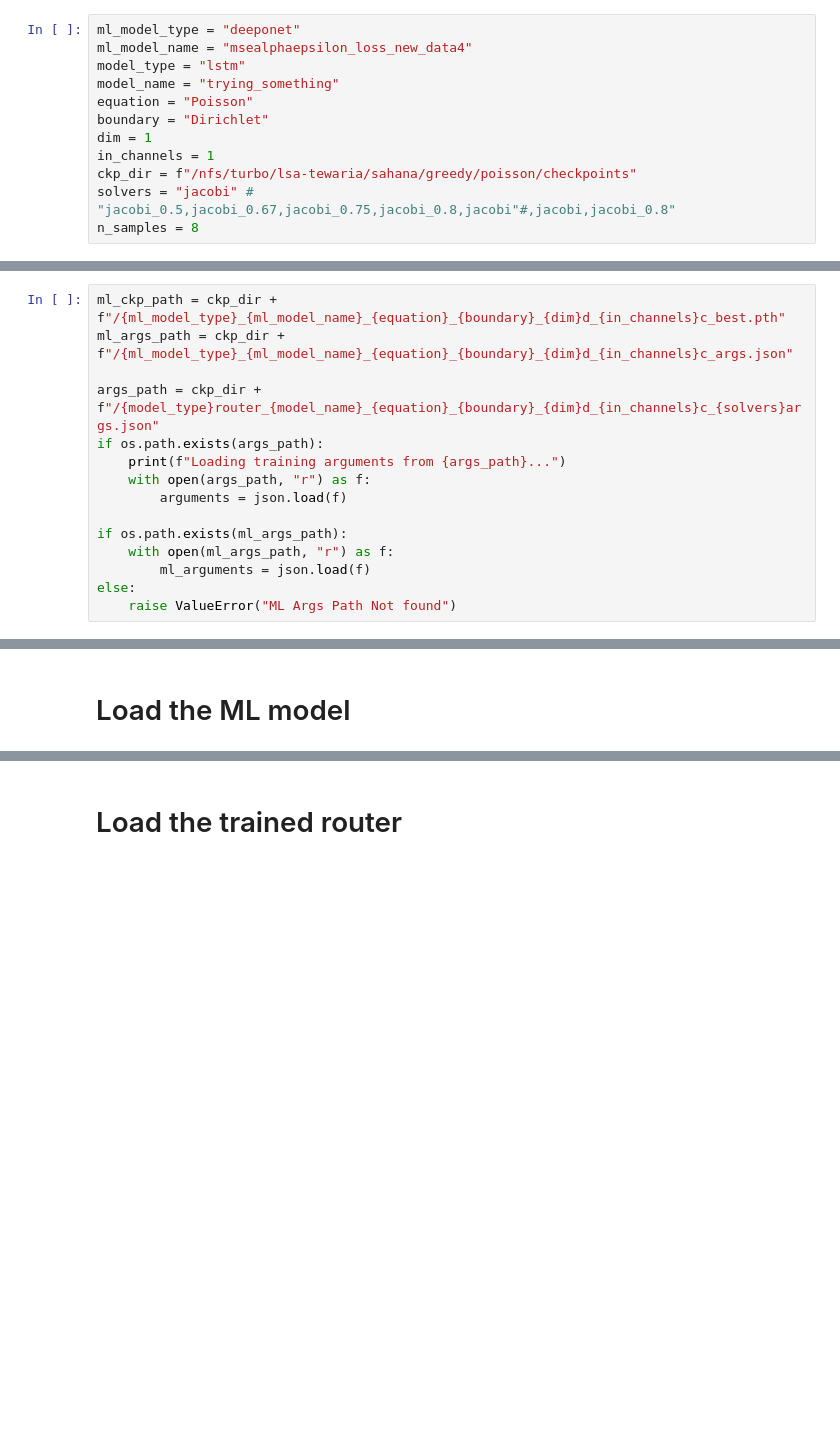
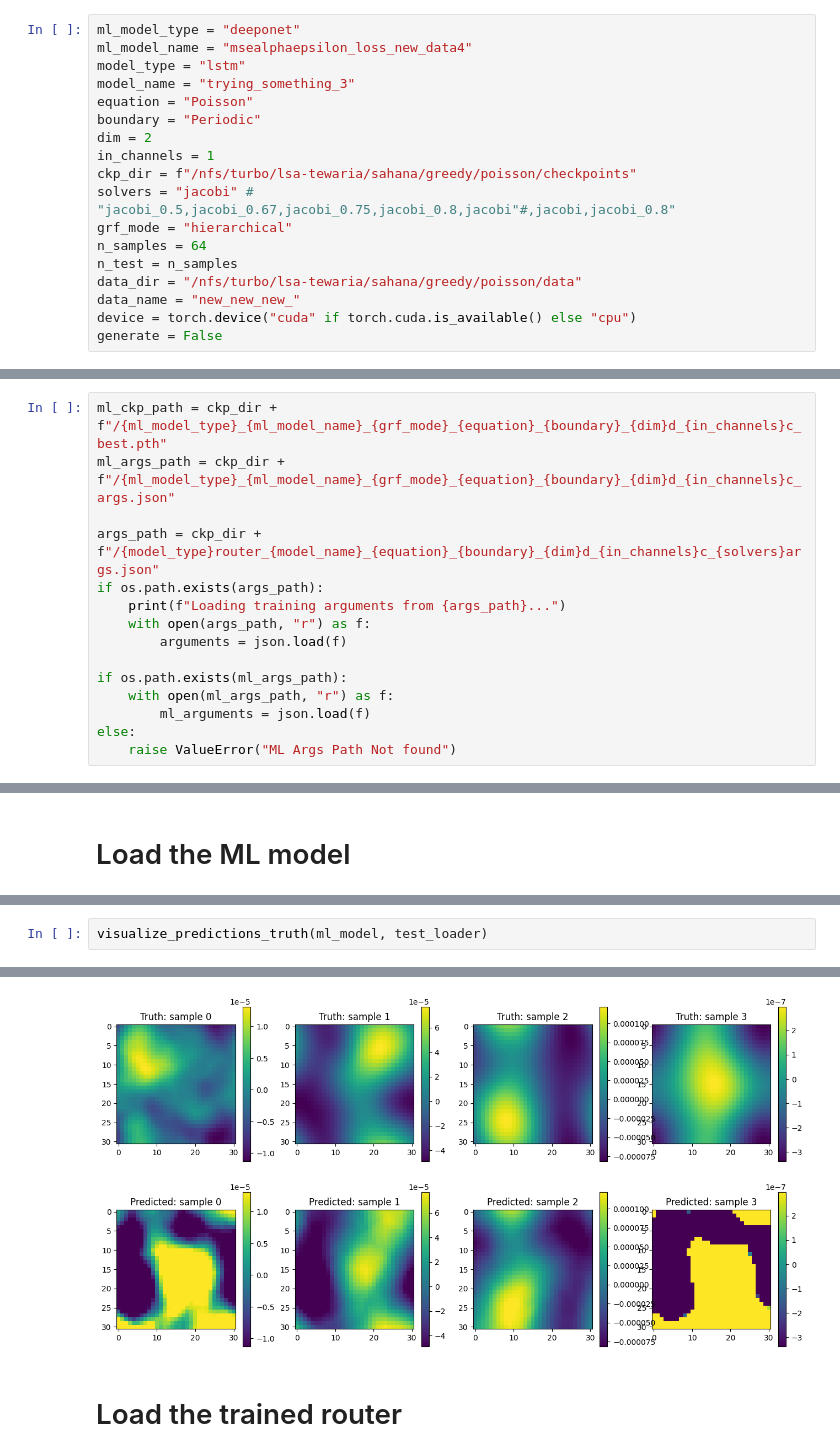
Before and after one commit to srayan00/greedy-hybrid-pde, a Jupyter notebook: playground/test.ipynb, the cells around one changed output, grey strips where cells are left out. Cells and saved outputs as stored; diff of their text form; blank space fills up the shorter version.

```diff
--- a/playground/test.ipynb
+++ b/playground/test.ipynb
@@ -156,19 +202,25 @@ def true_greedy_model(model_hints, test_loader):
 ml_model_type = "deeponet"
 ml_model_name = "msealphaepsilon_loss_new_data4"
 model_type = "lstm"
-model_name = "trying_something"
+model_name = "trying_something_3"
 equation = "Poisson"
-boundary = "Dirichlet"
-dim = 1
+boundary = "Periodic"
+dim = 2
 in_channels = 1
 ckp_dir = f"/nfs/turbo/lsa-tewaria/sahana/greedy/poisson/checkpoints"
 solvers = "jacobi" # "jacobi_0.5,jacobi_0.67,jacobi_0.75,jacobi_0.8,jacobi"#,jacobi,jacobi_0.8"
-n_samples = 8
+grf_mode = "hierarchical"
+n_samples = 64
+n_test = n_samples
+data_dir = "/nfs/turbo/lsa-tewaria/sahana/greedy/poisson/data"
+data_name = "new_new_new_"
+device = torch.device("cuda" if torch.cuda.is_available() else "cpu")
+generate = False
 # %% [markdown]
 # Load the ML solver arguments and Router arguments
 # %%
-ml_ckp_path = ckp_dir + f"/{ml_model_type}_{ml_model_name}_{equation}_{boundary}_{dim}d_{in_channels}c_best.pth"
-ml_args_path = ckp_dir + f"/{ml_model_type}_{ml_model_name}_{equation}_{boundary}_{dim}d_{in_channels}c_args.json"
+ml_ckp_path = ckp_dir + f"/{ml_model_type}_{ml_model_name}_{grf_mode}_{equation}_{boundary}_{dim}d_{in_channels}c_best.pth"
+ml_args_path = ckp_dir + f"/{ml_model_type}_{ml_model_name}_{grf_mode}_{equation}_{boundary}_{dim}d_{in_channels}c_args.json"
 
 args_path = ckp_dir + f"/{model_type}router_{model_name}_{equation}_{boundary}_{dim}d_{in_channels}c_{solvers}args.json"
 if os.path.exists(args_path):
@@ -279,0 +358,3 @@ Loading ml model checkpoint from /nfs/turbo/lsa-tewaria/sahana/greedy/poisson/ch
+# %%
+visualize_predictions_truth(ml_model, test_loader)
+# %% [output]
@@ -280,3 +381,4 @@ Loading ml model checkpoint from /nfs/turbo/lsa-tewaria/sahana/greedy/poisson/ch
+[figure, added]
 # %% [markdown]
 # Load the trained router
 # %%
```
Also changed, not shown: parts of 39 cells of this notebook, 13 other files.
